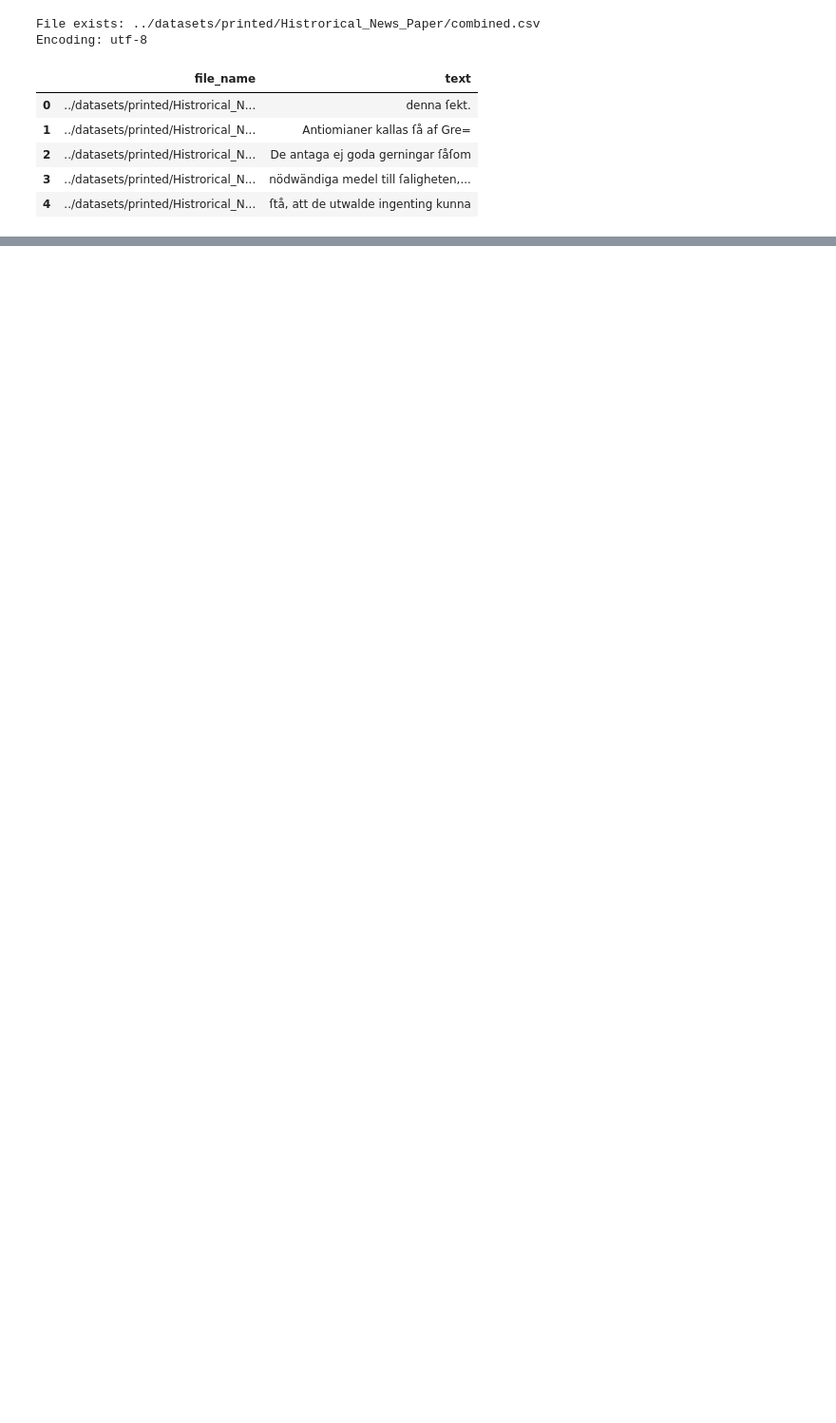
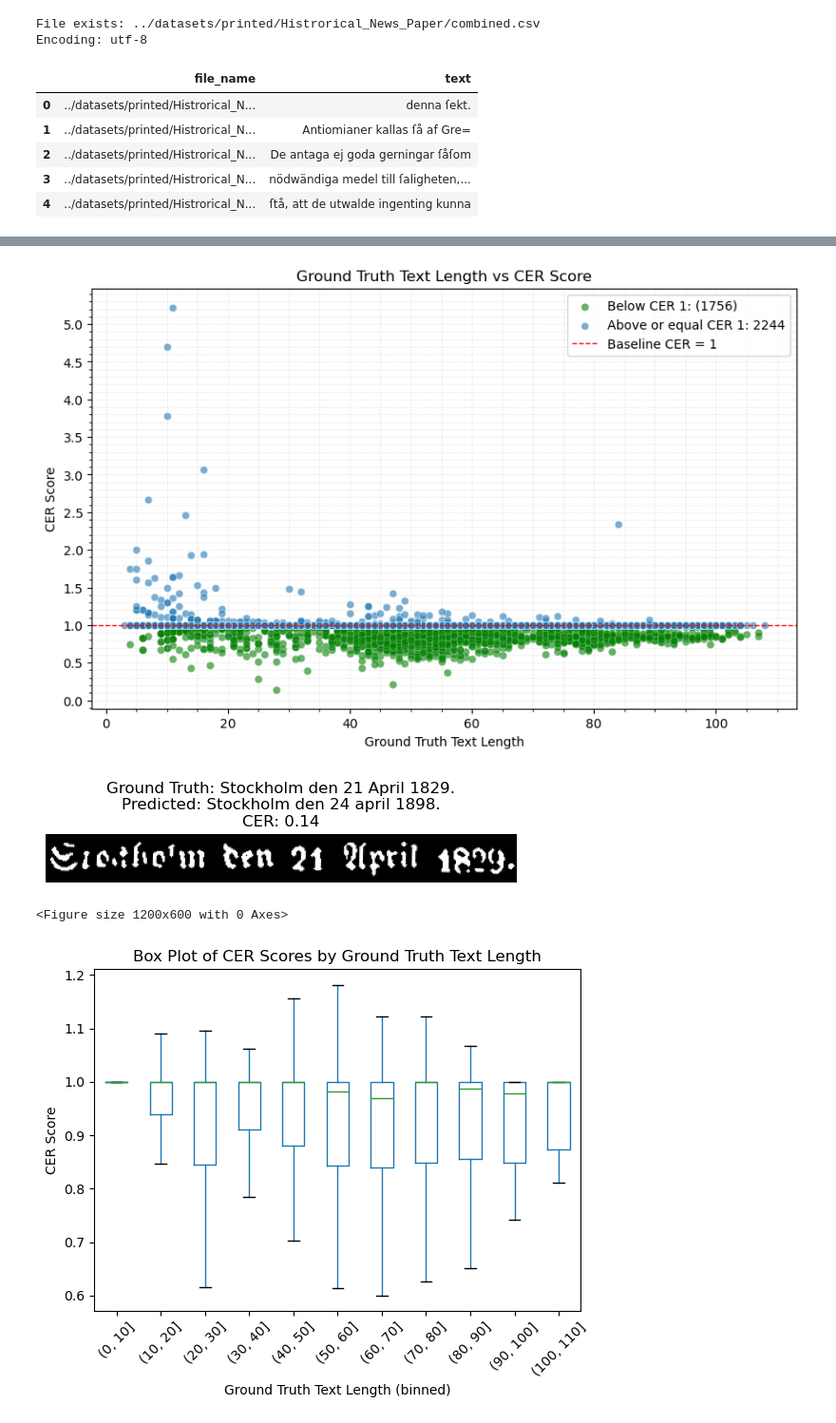
Before and after one commit to xxGreyscale/TrOCR, a Jupyter notebook: notebooks/evaluation.ipynb, the cells around one changed output, grey strips where cells are left out. Shown at 95% size. Cells and saved outputs as stored; diff of their text form; code cells hidden in the pictures; blank space fills up the shorter version.

```diff
--- a/notebooks/evaluation.ipynb
+++ b/notebooks/evaluation.ipynb
@@ -146,3 +314,13 @@ Mismatched Characters Frequency:
+# %%
+# show the
+draw_scatter_plot_with_cer_scores(tl_small_model_char_errors_per_image, tl_small_model_cer_scores_per_image)
+show_image_with_lowest_cer(tl_small_model_cer_scores_per_image, kubhist_df, tl_small_model, htr_processor)
+draw_box_plot_with_cer_scores(tl_small_model_char_errors_per_image, tl_small_model_cer_scores_per_image)
+# %% [output]
+[figure, added]
+[figure, added]
+<Figure size 1200x600 with 0 Axes>
+[figure, added]
 # %%
 # transfer learning
 # Load the pre-trained TrOCR model and processor
```
Also changed, not shown: parts of 17 cells of this notebook.
